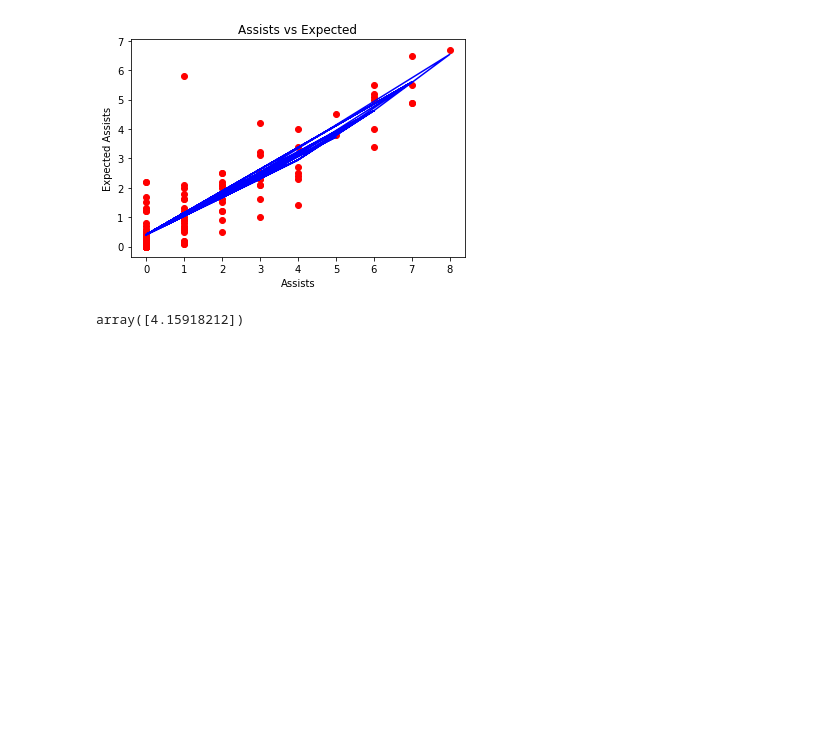
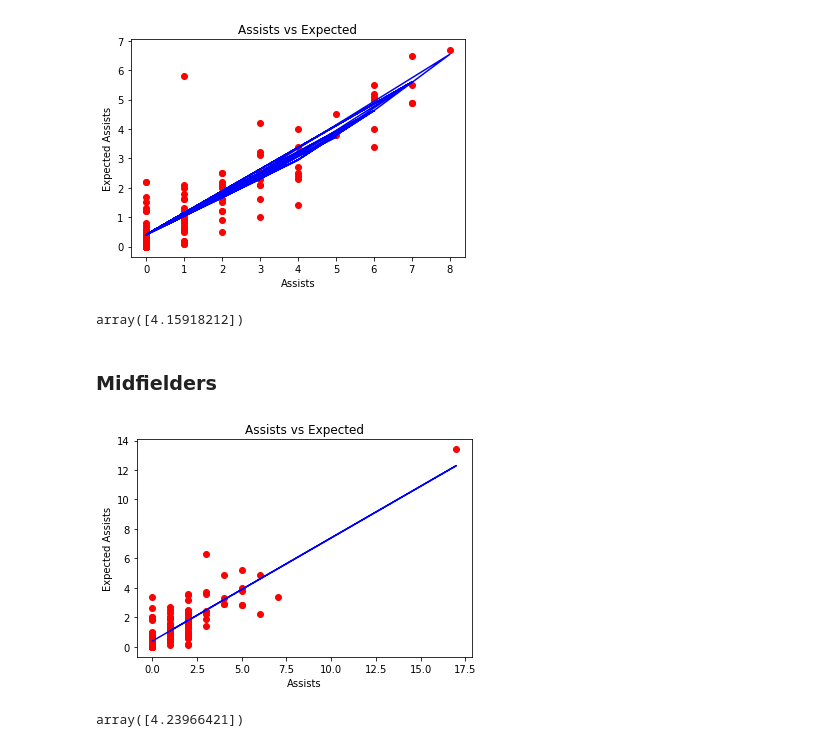
Before and after one commit to jbtrahin/soccer_masters, a Jupyter notebook: Assists_v_Assists_Expected.ipynb, the cells around one changed output. Drawn from its saved outputs; the diff is of its cells as text; code cells hidden in the pictures; blank space fills up the shorter version.

```diff
--- a/Assists_v_Assists_Expected.ipynb
+++ b/Assists_v_Assists_Expected.ipynb
@@ -144,3 +146,32 @@ viz_polymonial()
 pol_reg.predict(poly_reg.fit_transform([[5.5]]))
 # %% [output]
 array([4.15918212])
+# %% [markdown]
+### Midfielders
+# %%
+MID_19_20_df = pd.read_csv(Path('data/MID_19_20.csv')).fillna(0)
+# %%
+X = MID_19_20_df.Ast.values.reshape(-1, 1)
+y = MID_19_20_df.xA
+# %%
+# Fitting Linear Regression to the dataset
+lin_reg = LinearRegression()
+lin_reg.fit(X, y)
+
+# Visualizing the Linear Regression results
+def viz_linear():
+    plt.scatter(X, y, color='red')
+    plt.plot(X, lin_reg.predict(X), color='blue')
+    plt.title('Assists vs Expected')
+    plt.xlabel('Assists')
+    plt.ylabel('Expected Assists')
+    plt.show()
+    return
+viz_linear()
+# %% [output]
+[figure, added]
+# %%
+# Predicting a new result with Linear Regression
+lin_reg.predict([[5.5]])
+# %% [output]
+array([4.23966421])
```
Also changed, not shown: parts of 11 cells of this notebook.
